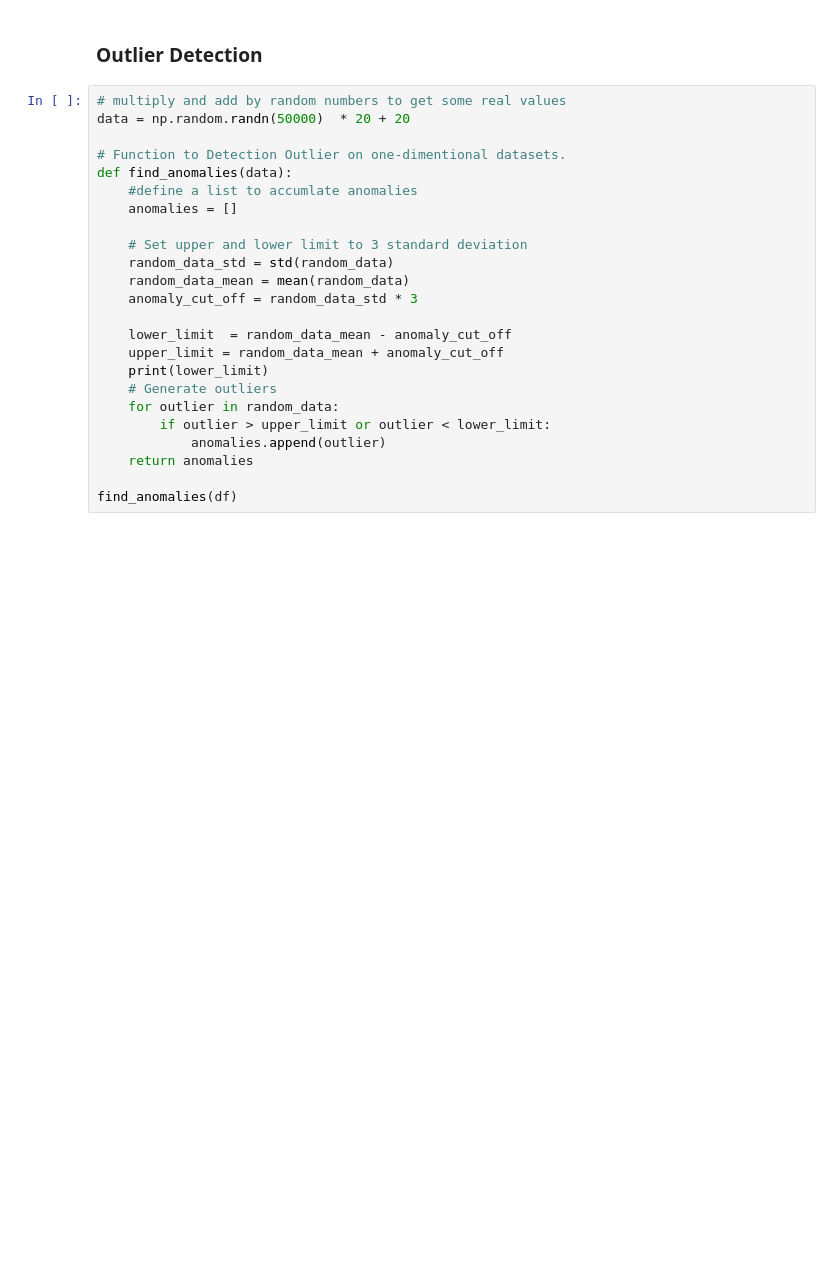
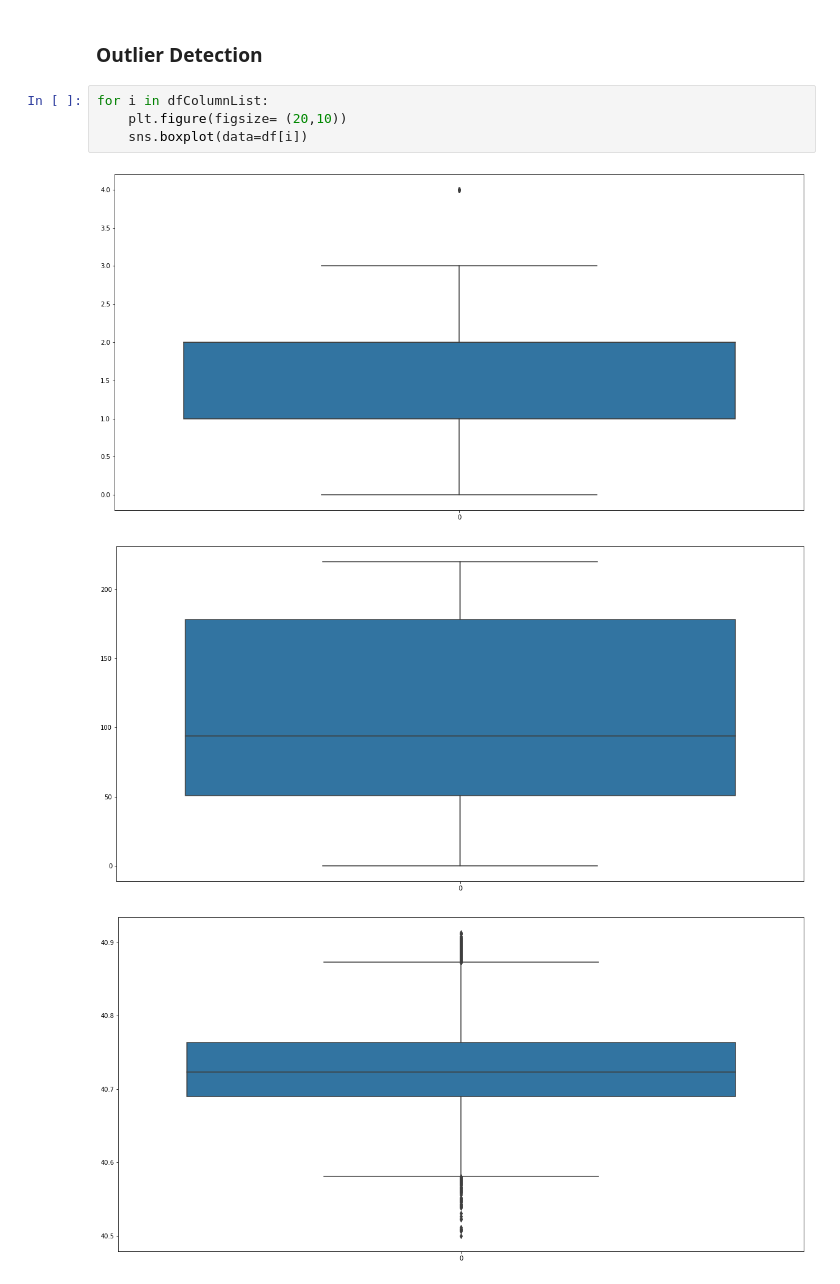
Before and after one commit to midhunmohank/DS, a Jupyter notebook: Notebooks/ML Data Cleaning and Feature Selection.ipynb, the cells around one changed output. Cells and saved outputs as stored; diff of their text form; blank space fills up the shorter version.

```diff
--- a/Notebooks/ML Data Cleaning and Feature Selection.ipynb
+++ b/Notebooks/ML Data Cleaning and Feature Selection.ipynb
@@ -252,26 +254,10 @@ plt.show()
 # %% [markdown]
 ### Outlier Detection
 # %%
-# multiply and add by random numbers to get some real values
-data = np.random.randn(50000)  * 20 + 20
-
-# Function to Detection Outlier on one-dimentional datasets.
-def find_anomalies(data):
-    #define a list to accumlate anomalies
-    anomalies = []
-
-    # Set upper and lower limit to 3 standard deviation
-    random_data_std = std(random_data)
-    random_data_mean = mean(random_data)
-    anomaly_cut_off = random_data_std * 3
-
-    lower_limit  = random_data_mean - anomaly_cut_off
-    upper_limit = random_data_mean + anomaly_cut_off
-    print(lower_limit)
-    # Generate outliers
-    for outlier in random_data:
-        if outlier > upper_limit or outlier < lower_limit:
-            anomalies.append(outlier)
-    return anomalies
-
-find_anomalies(df)
+for i in dfColumnList:
+    plt.figure(figsize= (20,10))
+    sns.boxplot(data=df[i])
+# %% [output]
+[figure, added]
+[figure, added]
+[figure, added]
```
Also changed, not shown: parts of 2 cells of this notebook, 1 other file.
